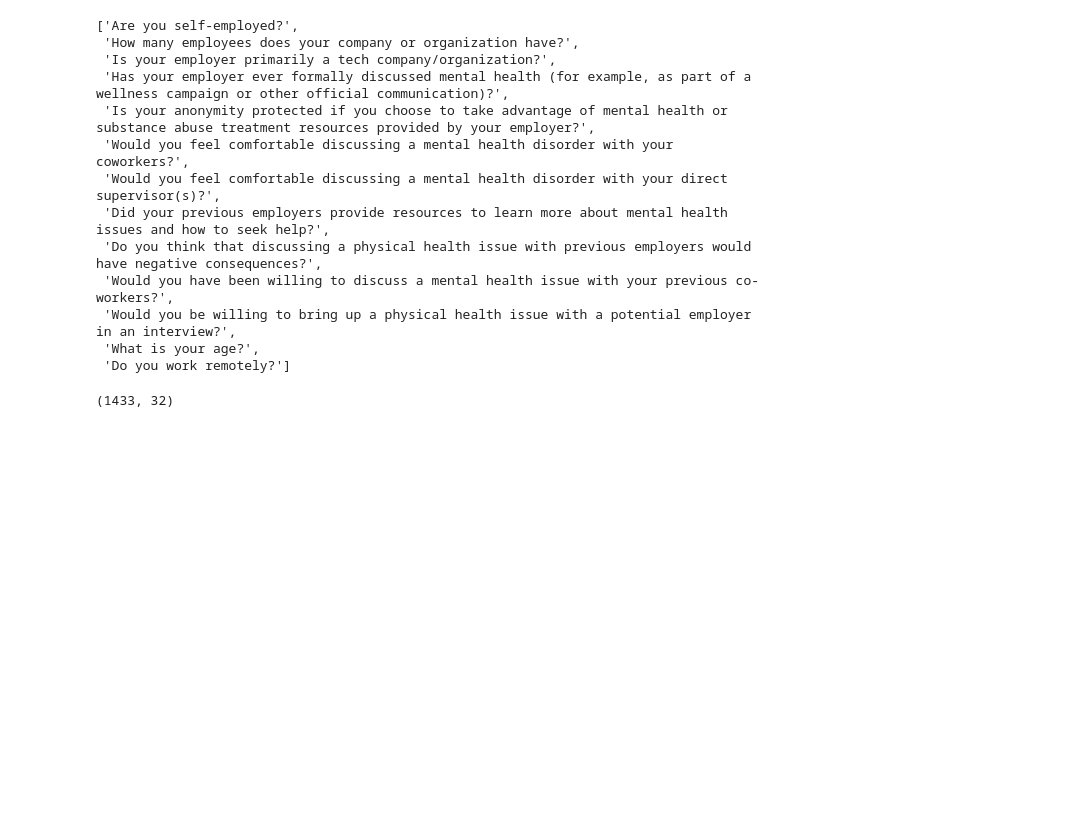
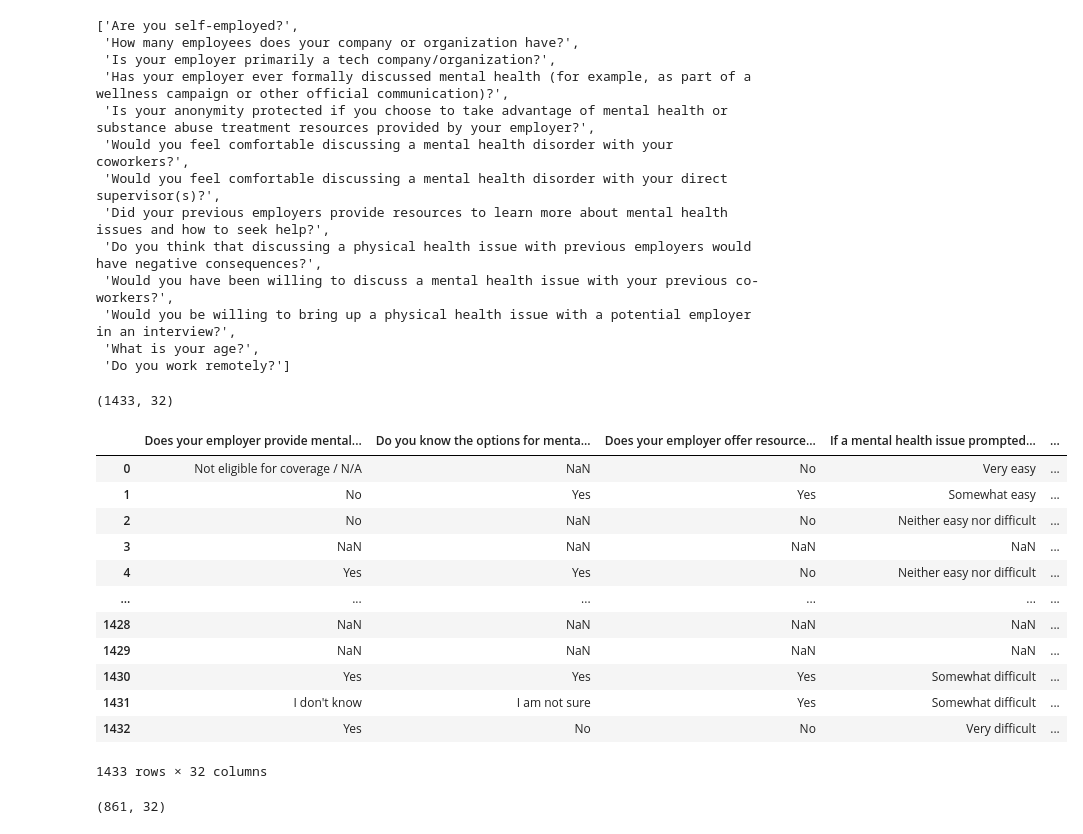
Before and after one commit to hillarykrumbholz/Mental_Health_in_Tech, a Jupyter notebook: mental_health_model.ipynb, the cells around one changed output. Drawn from its saved outputs; the diff is of its cells as text; code cells hidden in the pictures; blank space fills up the shorter version.

```diff
--- a/mental_health_model.ipynb
+++ b/mental_health_model.ipynb
@@ -241,3 +241,19 @@ mental_df.drop(columns=insignificant_p_columns, inplace=True)
 mental_df.shape
 # %% [output]
 (1433, 32)
+# %%
+mental_df
+# %% [output]
+|  | Does your employer provide mental... | Do you know the options for menta... | Does your employer offer resource... | If a mental health issue prompted... | ... |
+| 0 | Not eligible for coverage / N/A | NaN | No | Very easy | ... |
+| 1 | No | Yes | Yes | Somewhat easy | ... |
+| 2 | No | NaN | No | Neither easy nor difficult | ... |
+| 3 | NaN | NaN | NaN | NaN | ... |
+| 4 | Yes | Yes | No | Neither easy nor difficult | ... |
+| ... | ... | ... | ... | ... | ... |
+| 1428 | NaN | NaN | NaN | NaN | ... |
+| 1429 | NaN | NaN | NaN | NaN | ... |
+| 1430 | Yes | Yes | Yes | Somewhat difficult | ... |
+| 1431 | I don't know | I am not sure | Yes | Somewhat difficult | ... |
+| 1432 | Yes | No | No | Very difficult | ... |
+1433 rows × 32 columns
@@ -243,0 +262,4 @@ mental_df.shape
+# %%
+mental_df.shape
+# %% [output]
+(861, 32)
```
Also changed, not shown: parts of 4 cells of this notebook, 1 other file.
